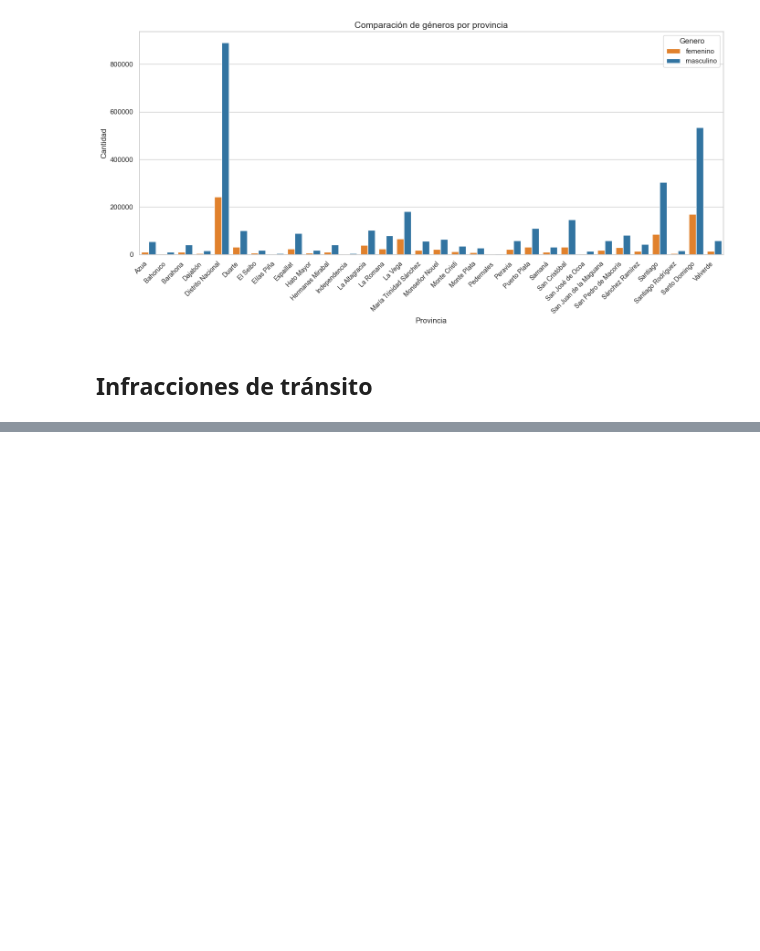
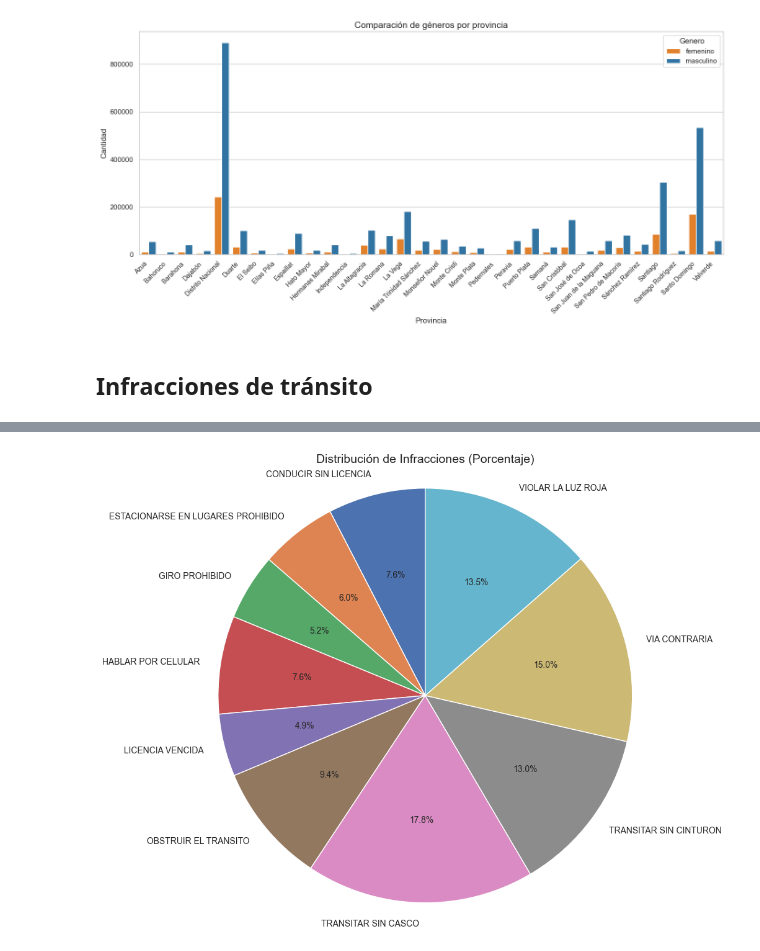
Before and after one commit to ngcarvajall/Accidentes_mortales_RD, a Jupyter notebook: Notebooks/Datos_añadidos.ipynb, the cells around one changed output, grey strips where cells are left out. Cells and saved outputs as stored; diff of their text form; code cells hidden in the pictures; blank space fills up the shorter version.

```diff
--- a/Notebooks/Datos_añadidos.ipynb
+++ b/Notebooks/Datos_añadidos.ipynb
@@ -389,13 +356,5 @@ df_infracciones_1[df_infracciones_1['anio'] == 2010].sort_values(by='porcentaje'
 # %%
-# Crear la pivot table para total de infracciones por tipo y año
-pivot_infracciones_1 = df_infracciones_1.pivot_table(
-    values='total',        # Columna que quieres sumar
-    index='infracciones',  # Índice: tipo de infracción
-    columns='anio',        # Columnas: años
-    aggfunc='sum',         # Agregación: suma de valores
-    fill_value=0           # Rellenar valores faltantes con 0
-)
-
+pivot_infracciones_1 = f.crear_tabla_pivote(df_infracciones_1, values='total', index='infracciones', columns='anio', aggfunc='sum')
 # Mostrar la pivot table
 pivot_infracciones_1['total'] = pivot_infracciones_1.sum(axis=1)
 # %%
@@ -434,0 +362,4 @@ df_infracciones_1_org = df_infracciones_1[df_infracciones_1['anio'] == 2012].sor
+# %%
+total_pivot = pivot_infracciones_1['total'].sum()
+pivot_infracciones_1['porcentaje'] = (pivot_infracciones_1['total']/total_pivot) * 100
+pivot_infracciones_1.sort_values(by='porcentaje', ascending=False)
@@ -435,3 +378,27 @@ df_infracciones_1_org = df_infracciones_1[df_infracciones_1['anio'] == 2012].sor
+# %%
+# Filtrar los datos necesarios (solo columnas 'infracciones' y 'porcentaje')
+infracciones = pivot_infracciones_1['infracciones']
+porcentajes = pivot_infracciones_1['porcentaje']
+
+# Crear el gráfico de pastel
+plt.figure(figsize=(10, 8))
+plt.pie(
+    porcentajes,
+    labels=infracciones,
+    autopct='%1.1f%%',
+    startangle=90,
+    textprops={'fontsize': 10}  # Tamaño de las etiquetas
+)
+
+# Título del gráfico
+plt.title('Distribución de Infracciones (Porcentaje)', fontsize=14)
+plt.axis('equal')  # Para que el gráfico sea un círculo
+plt.tight_layout()
+
+# Mostrar el gráfico
+plt.show()
+# %% [output]
+[figure, added]
 # %%
 # Pivotar el DataFrame para que los años sean el índice y las infracciones sean las columnas
 df_pivot = df_infracciones_1.pivot_table(
```
Also changed, not shown: parts of 37 cells of this notebook, 2 other files.
